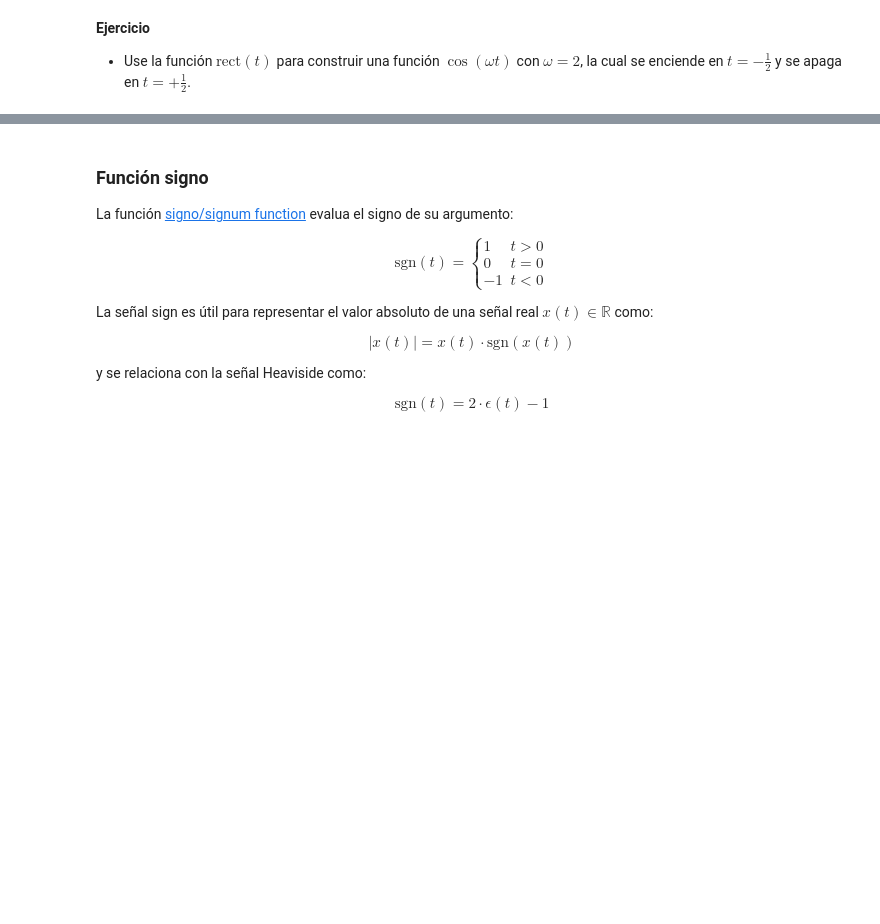
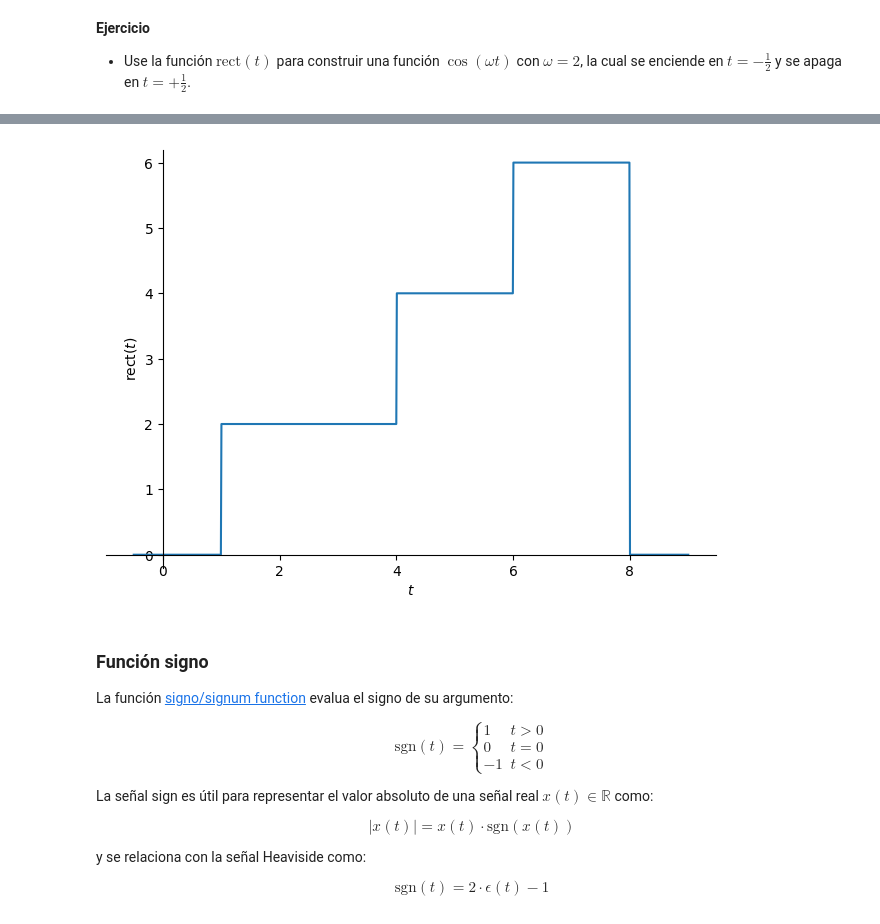
Before and after one commit to orodriguezq/orodriguezq-Senales_Y_Sistemas, a Jupyter notebook: Copia_de_S_estandar.ipynb, the cells around one changed output, grey strips where cells are left out. Saved outputs shown, nothing was run; the diff lists cells and outputs as text; code cells hidden in the pictures; blank space fills up the shorter version.

```diff
--- a/Copia_de_S_estandar.ipynb
+++ b/Copia_de_S_estandar.ipynb
@@ -266,3 +338,24 @@ sym.plot(rect(t), (t, -1, 1), ylim=[-0.2, 1.2], ylabel=r'rect$(t)$');
+# %%
+t, tau, to, A = sym.symbols('t tau to A', real=True)
+u1 = sym.Heaviside(t)
+u2 = sym.Heaviside(t-2)
+rect1 = 0 *(u1-u2)
+
+u1 = sym.Heaviside(t-1)
+u2 = sym.Heaviside(t-4)
+rect2 = 2 *(u1-u2)
+
+u1 = sym.Heaviside(t-4)
+u2 = sym.Heaviside(t-6)
+rect3 = 4 *(u1-u2)
+
+u1 = sym.Heaviside(t-6)
+u2 = sym.Heaviside(t-8)
+rect4 = 6 *(u1-u2)
+rect_ = rect1+rect2+rect3+rect4
+sym.plot(rect_, (t, -0.5, 9), ylim=[-0.2, 6.2], ylabel=r'rect$(t)$');
+# %% [output]
+[figure, added]
 # %% [markdown]
 ### Función signo
 
```
Also changed, not shown: parts of 6 cells of this notebook.
